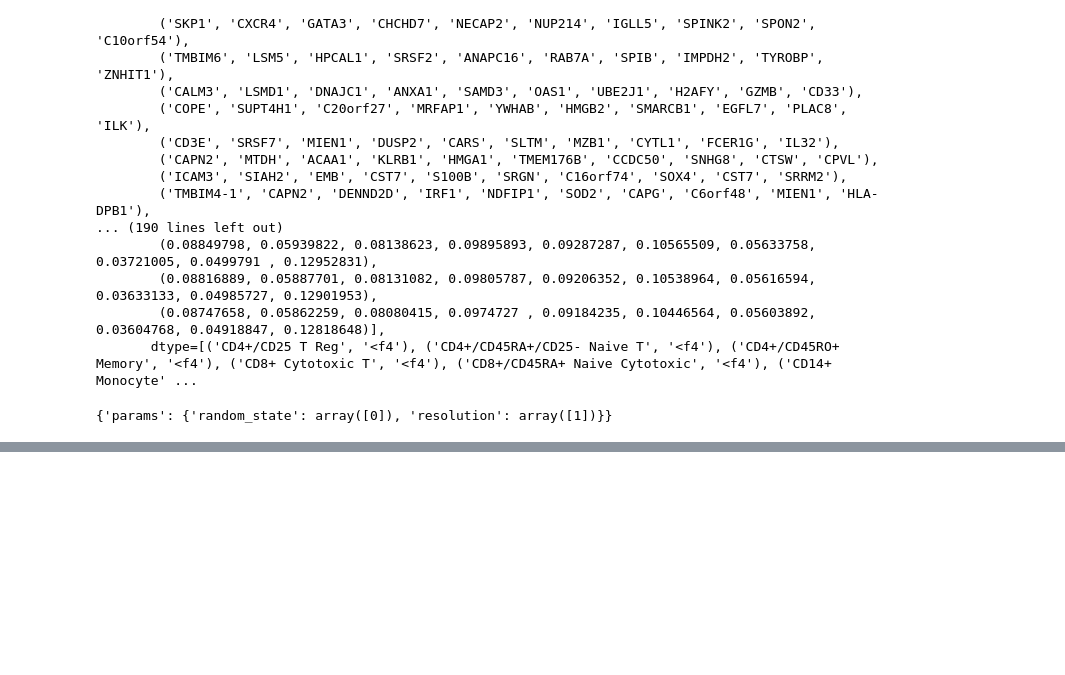
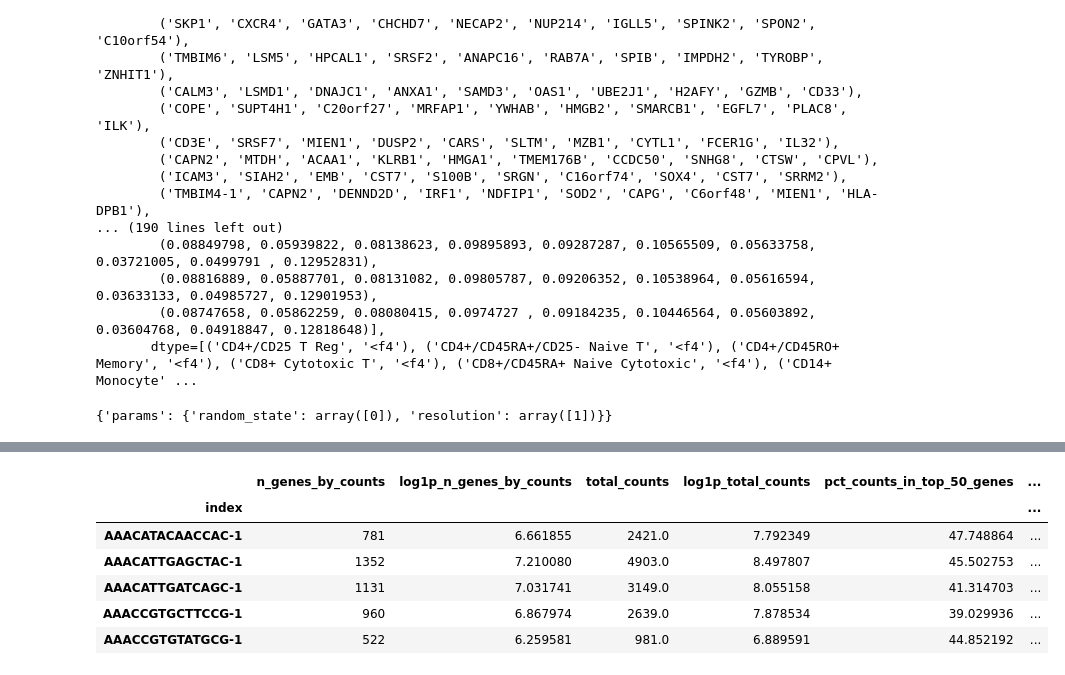
Before and after one commit to tshotts07/ImmunoType, a Jupyter notebook: notebooks/03_preprocessing.ipynb, the cells around one changed output, grey strips where cells are left out. Saved outputs shown, nothing was run; the diff lists cells and outputs as text; code cells hidden in the pictures; blank space fills up the shorter version.

```diff
--- a/notebooks/03_preprocessing.ipynb
+++ b/notebooks/03_preprocessing.ipynb
@@ -110,0 +120,14 @@ adata.uns["louvain"]
+# %%
+import scanpy as sc
+from scipy import sparse
+
+adata_raw = sc.read_h5ad("../data/raw/pbmc3k/pbmc3k_raw.h5ad")
+
+print(adata_raw)
+print(f"Shape: {adata_raw.n_obs} cells x {adata_raw.n_vars} genes")
+print(f"Matrix type: {type(adata_raw.X)}")
+print(f"Sparse: {sparse.issparse(adata_raw.X)}")
+print(f"obs columns: {list(adata_raw.obs.columns)}")
+print(f"var columns: {list(adata_raw.var.columns)}")
+print(f"layers: {list(adata_raw.layers.keys())}")
+print(f"raw present: {adata_raw.raw is not None}")
@@ -110,0 +145,21 @@ adata.uns["louvain"]
+# %%
+# Identify mitochondrial genes
+adata_raw.var["mt"] = adata_raw.var_names.str.startswith("MT-")
+
+# Calculate QC metrics
+sc.pp.calculate_qc_metrics(
+    adata_raw,
+    qc_vars=["mt"],
+    inplace=True
+)
+
+# display first observations
+adata_raw.obs.head()
+# %% [output]
+|  | n_genes_by_counts | log1p_n_genes_by_counts | total_counts | log1p_total_counts | pct_counts_in_top_50_genes | ... |
+| index |  |  |  |  |  | ... |
+| AAACATACAACCAC-1 | 781 | 6.661855 | 2421.0 | 7.792349 | 47.748864 | ... |
+| AAACATTGAGCTAC-1 | 1352 | 7.210080 | 4903.0 | 8.497807 | 45.502753 | ... |
+| AAACATTGATCAGC-1 | 1131 | 7.031741 | 3149.0 | 8.055158 | 41.314703 | ... |
+| AAACCGTGCTTCCG-1 | 960 | 6.867974 | 2639.0 | 7.878534 | 39.029936 | ... |
+| AAACCGTGTATGCG-1 | 522 | 6.259581 | 981.0 | 6.889591 | 44.852192 | ... |
```
Also changed, not shown: parts of 8 cells of this notebook, 1 other file.
